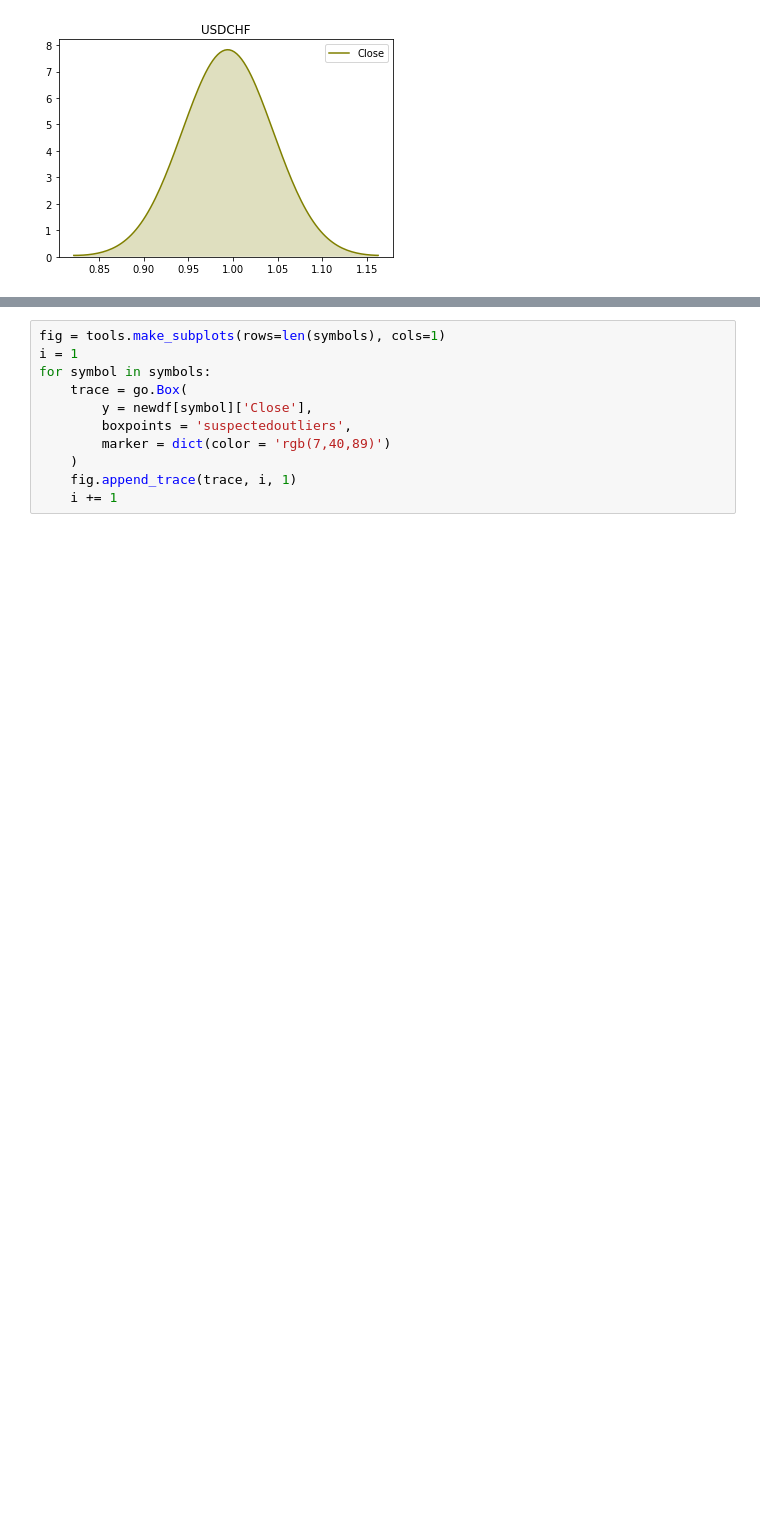
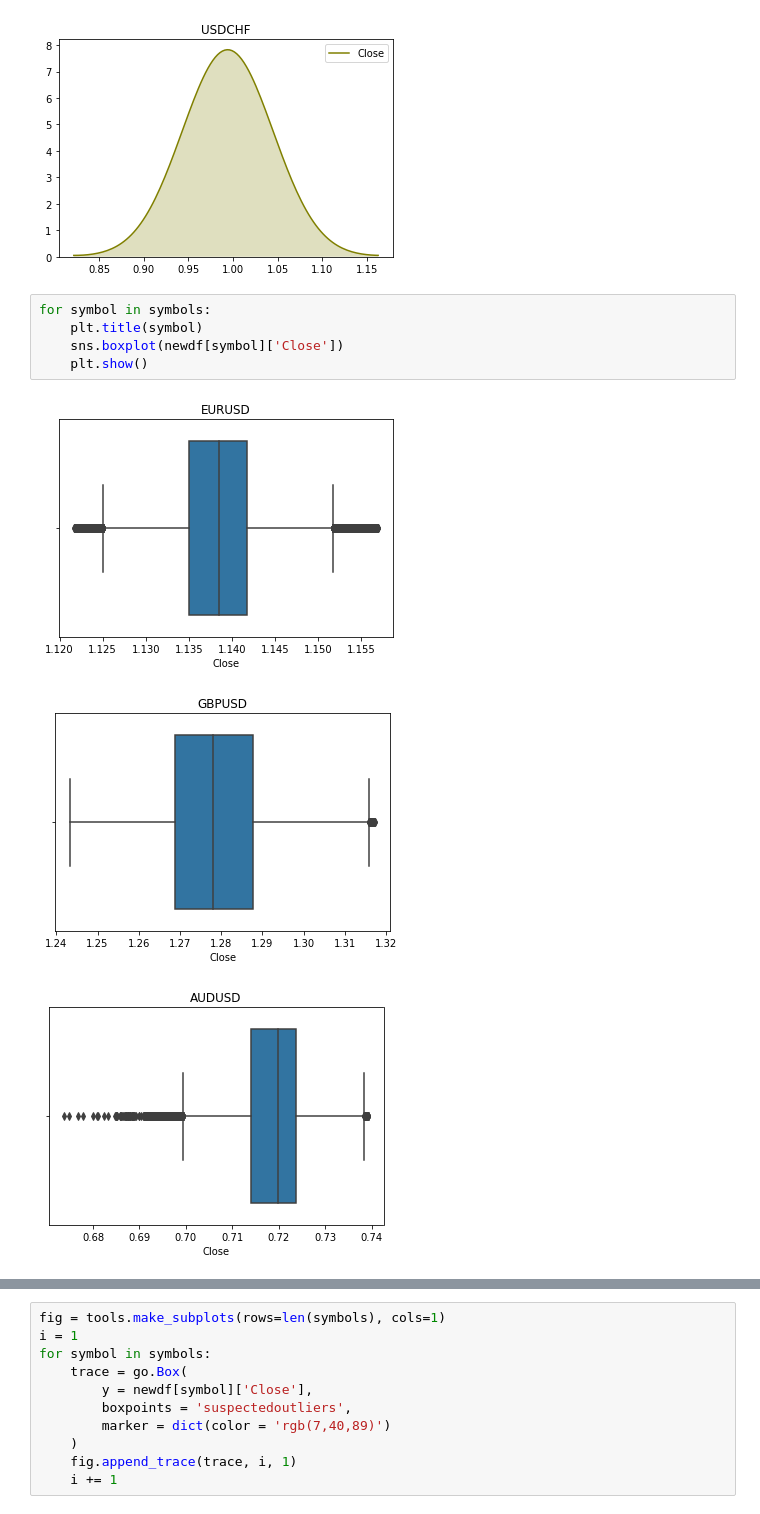
Before and after one commit to ballmdr/blockchain-python, a Jupyter notebook: Quantitative Analysis.ipynb, the cells around one changed output, grey strips where cells are left out. Cells and saved outputs as stored; diff of their text form; blank space fills up the shorter version.

```diff
--- a/Quantitative Analysis.ipynb
+++ b/Quantitative Analysis.ipynb
@@ -66,3 +66,12 @@ for symbol in symbols:
 [figure]
 [figure]
 [figure]
+# %%
+for symbol in symbols:
+    plt.title(symbol)
+    sns.boxplot(newdf[symbol]['Close'])
+    plt.show()
+# %% [output]
+[figure, added]
+[figure, added]
+[figure, added]
```
Also changed, not shown: parts of 1 cell of this notebook.
